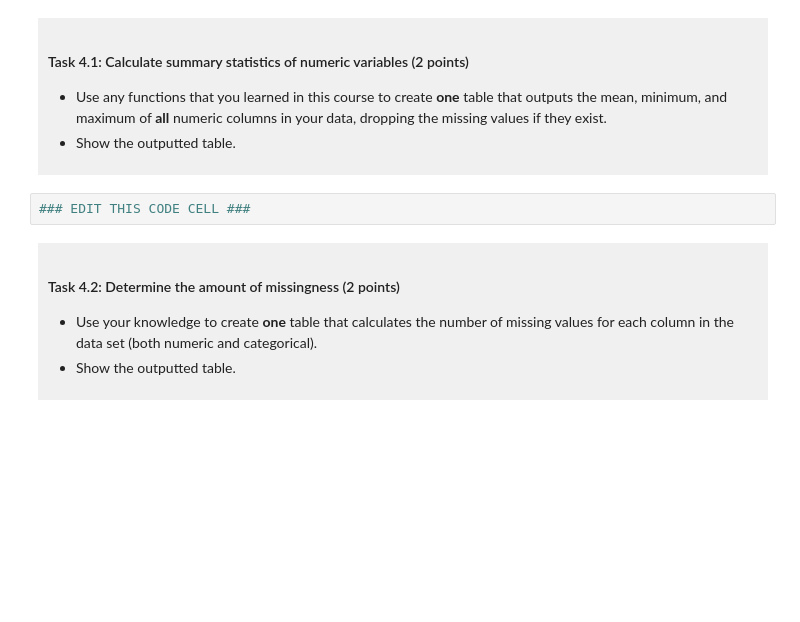
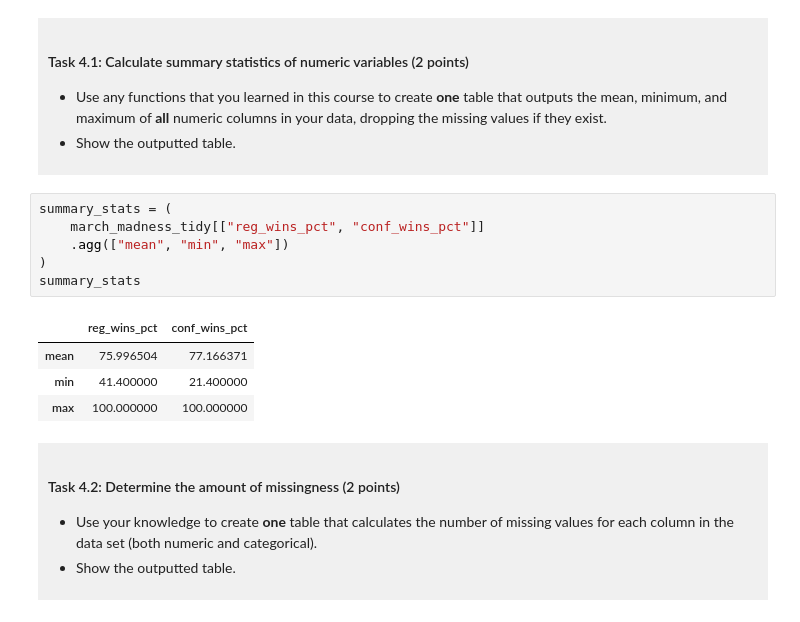
Before and after one commit to jasonpan0888-cmd/dsci-100-project-jason, a Jupyter notebook: dsci-100-project-notebook.ipynb, the cells around one changed output. Cells and saved outputs as stored; diff of their text form; blank space fills up the shorter version.

```diff
--- a/dsci-100-project-notebook.ipynb
+++ b/dsci-100-project-notebook.ipynb
@@ -239,7 +240,16 @@ You will refine your research question (if needed) and produce a tidy data set.
 
 </div>
 # %%
-### EDIT THIS CODE CELL ###
+summary_stats = (
+    march_madness_tidy[["reg_wins_pct", "conf_wins_pct"]]
+    .agg(["mean", "min", "max"])
+)
+summary_stats
+# %% [output]
+|  | reg_wins_pct | conf_wins_pct |
+| mean | 75.996504 | 77.166371 |
+| min | 41.400000 | 21.400000 |
+| max | 100.000000 | 100.000000 |
 # %% [markdown]
 <div style="background-color: #f0f0f0; padding: 10px;">
 
```
Also changed, not shown: parts of 9 cells of this notebook.
